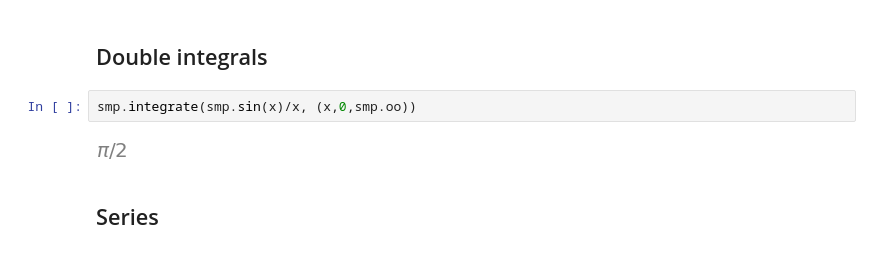
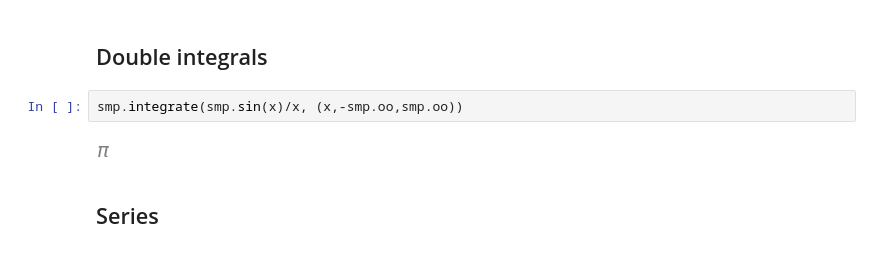
Before and after one commit to AthulSuresh21/Py_Workshop_2024, a Jupyter notebook: Sympy.ipynb, the cells around one changed output. Cells and saved outputs as stored; diff of their text form.

```diff
--- a/Sympy.ipynb
+++ b/Sympy.ipynb
@@ -255,9 +323,9 @@ smp.integrate(gauss_fn,(x,-0.2, 0.2))
 # %% [markdown]
 ## Double integrals
 # %%
-smp.integrate(smp.sin(x)/x, (x,0,smp.oo))
+smp.integrate(smp.sin(x)/x, (x,-smp.oo,smp.oo))
 # %% [output]
-[figure, old version]
+[figure, new version]
 # %% [markdown]
 ## Series
 # %%
```
Also changed, not shown: parts of 27 cells of this notebook, 2 other files.
